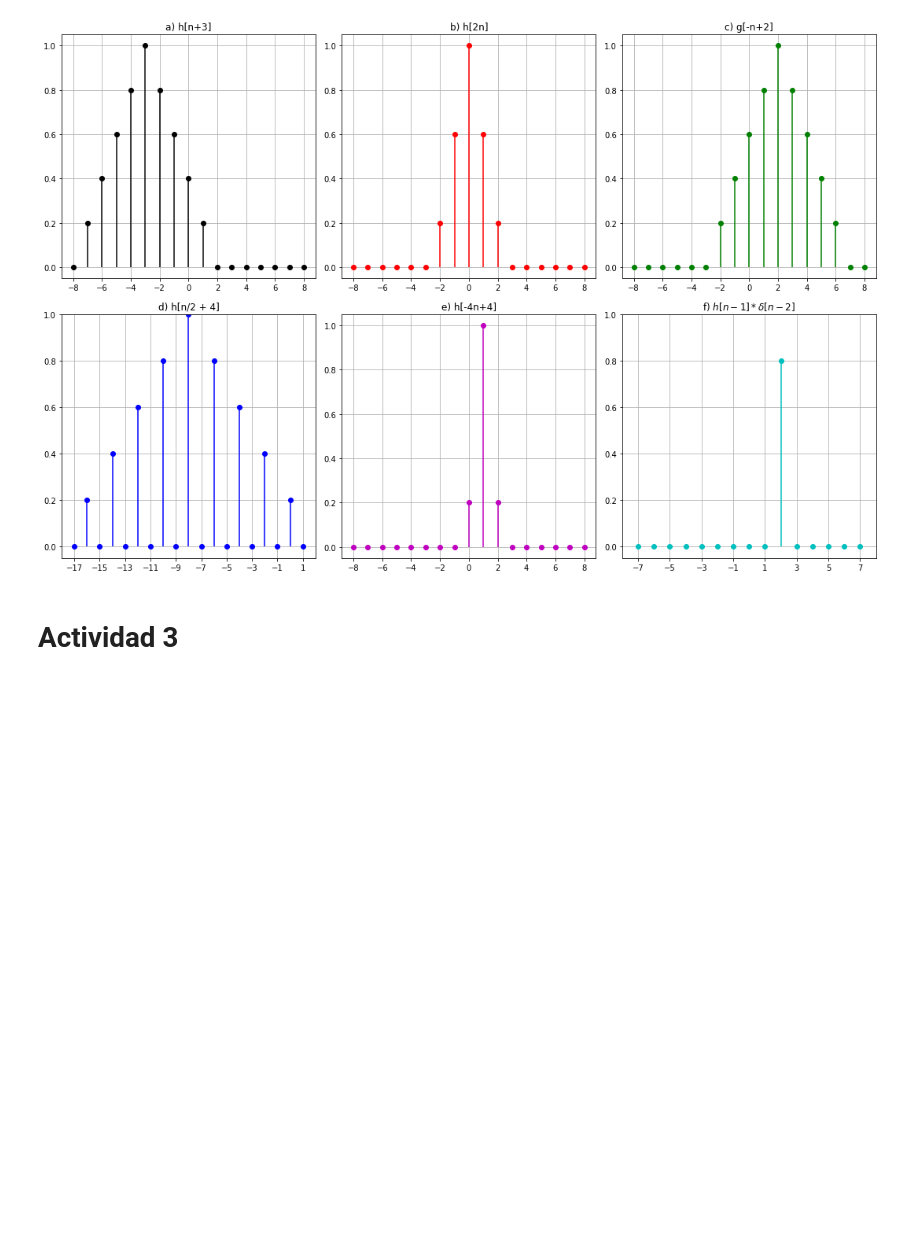
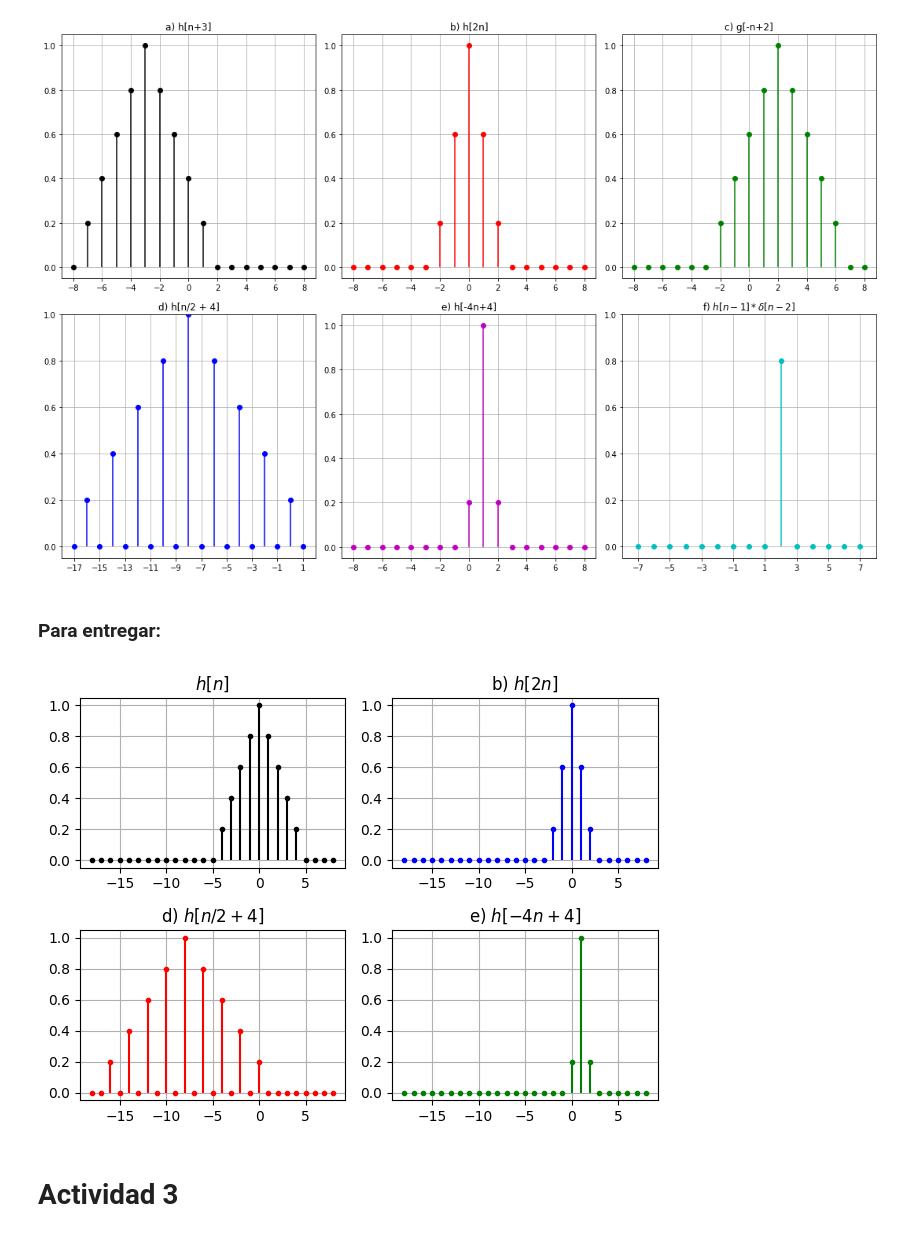
Before and after one commit to Lekkito/analisis-de-se-ales, a Jupyter notebook: tp1.ipynb, the cells around one changed output. Drawn from its saved outputs; the diff is of its cells as text; code cells hidden in the pictures; blank space fills up the shorter version.

```diff
--- a/tp1.ipynb
+++ b/tp1.ipynb
@@ -300,6 +333,54 @@ plt.tight_layout()
 plt.show()
 # %% [output]
 [figure]
+# %% [markdown]
+### Para entregar:
+# %%
+# Graficar solo la transofmracion b,d y e
+import numpy as np
+import matplotlib.pyplot as plt
+
+# defino mi funcion h(n)
+def h(n):
+    if n in (-4, 4):
+        return 0.2
+    elif n in (-3,3):
+        return 0.4
+    elif n in (-2, 2):
+        return 0.6
+    elif n in (-1, 1):
+        return 0.8
+    elif n == 0:
+        return 1
+    else:
+        return 0
+
+# Valores discretos
+n_val = np.arange(-18, 9, 1)
+
+# Grafico
+fig, axs = plt.subplots(2, 2)
+
+axs[0,0].stem(n_val, [h(n) for n in n_val],linefmt='k-', markerfmt='k.', basefmt=' ')
+axs[0,0].set_title('$h[n]$')
+axs[0,0].grid(True)
+
+axs[0,1].stem(n_val, [h(2*n) for n in n_val], linefmt='b-', markerfmt='b.', basefmt=' ' )
+axs[0,1].set_title('b) $h[2n]$')
+axs[0,1].grid(True)
+
+axs[1,0].stem(n_val, [h(n/2 + 4) for n in n_val], linefmt='r-',markerfmt='r.', basefmt=' ')
+axs[1,0].set_title('d) $h[n/2 + 4]$')
+axs[1,0].grid(True)
+
+axs[1,1].stem(n_val, [h(-4*n+4) for n in n_val],linefmt='g-', markerfmt='g.', basefmt=' ')
+axs[1,1].set_title('e) $h[-4n+4]$')
+axs[1,1].grid(True)
+
+plt.tight_layout()
+plt.show()
+# %% [output]
+[figure, added]
 # %% [markdown]
 # Actividad 3
 # %%
```
Also changed, not shown: parts of 10 cells of this notebook, 1 other file.
